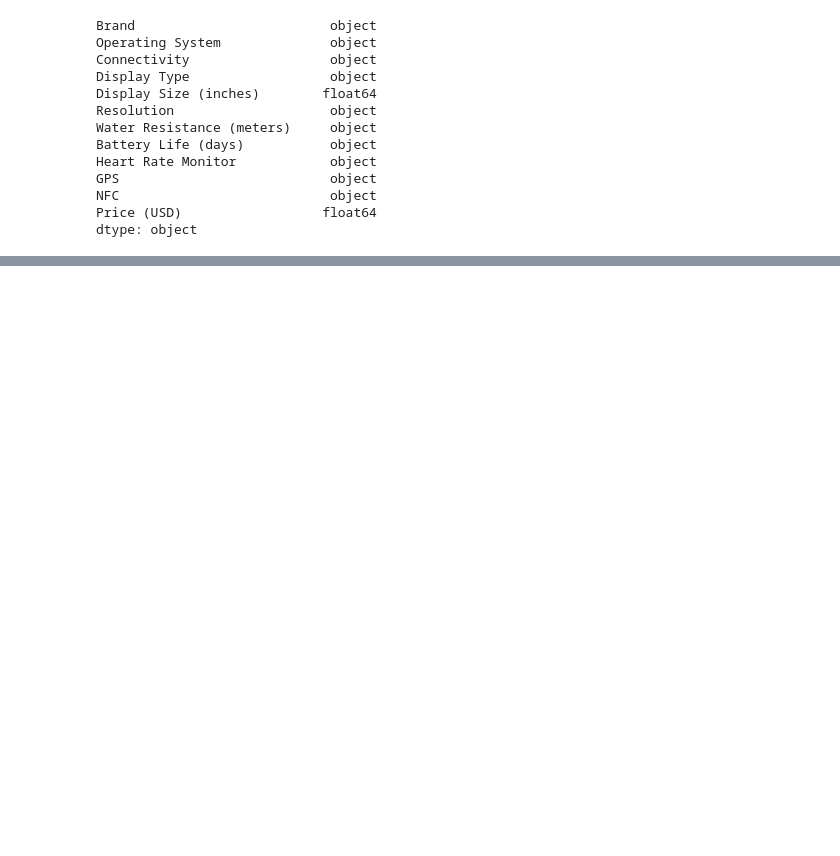
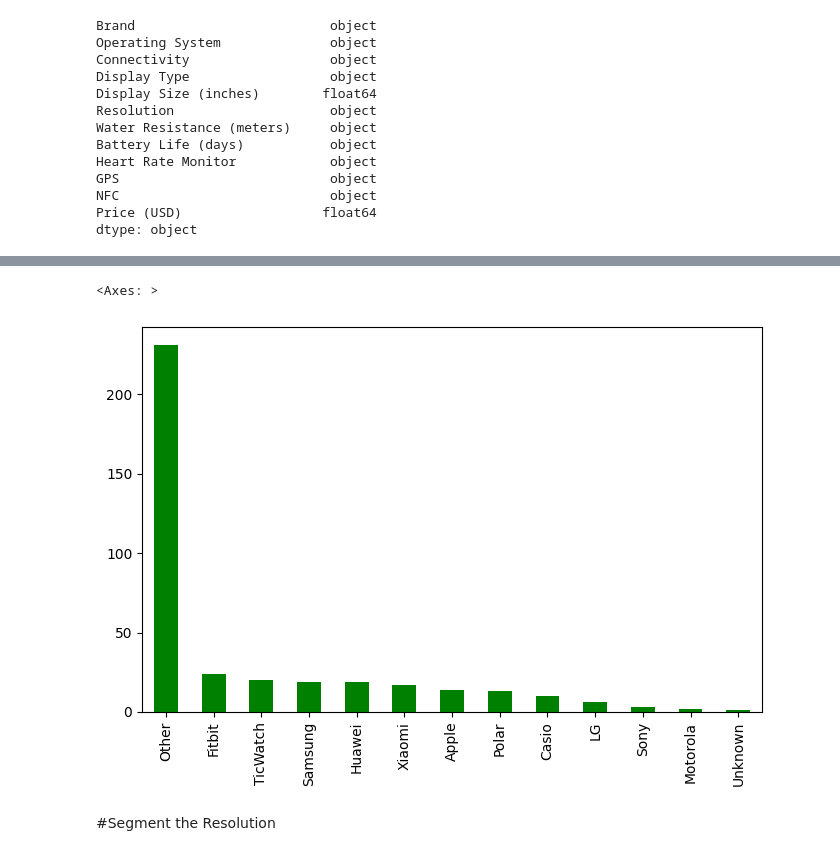
Before and after one commit to Ranjitkumarmuduli/Smart-watch-price-prediction, a Jupyter notebook: SWP_Prediction.ipynb, the cells around one changed output, grey strips where cells are left out. Cells and saved outputs as stored; diff of their text form; code cells hidden in the pictures; blank space fills up the shorter version.

```diff
--- a/SWP_Prediction.ipynb
+++ b/SWP_Prediction.ipynb
@@ -162,0 +292,38 @@ dtype: object
+# %%
+def segment_brand(brand):
+    if pd.isnull(brand):
+        return 'Unknown'
+    elif 'Apple' in brand:
+        return 'Apple'
+    elif 'Samsung' in brand:
+        return 'Samsung'
+    elif 'Fitbit' in brand:
+        return 'Fitbit'
+    elif 'Huawei' in brand:
+        return 'Huawei'
+    elif 'TicWatch' in brand or 'Ticwatch' in brand:
+        return 'TicWatch'
+    elif 'Polar' in brand:
+        return 'Polar'
+    elif 'Xiaomi' in brand:
+        return 'Xiaomi'
+    elif 'LG' in brand:
+        return 'LG'
+    elif 'Casio' in brand:
+        return 'Casio'
+    elif 'Moto' in brand or 'Motorola' in brand:
+        return 'Motorola'
+    elif 'Sony' in brand:
+        return 'Sony'
+    else:
+        return 'Other'
+# %%
+df['Brand']=df['Brand'].apply(segment_brand)
+# %%
+plt.figure(figsize=(8,5))
+df['Brand'].value_counts().plot(kind='bar',color='green')
+# %% [output]
+<Axes: >
+[figure, added]
+# %% [markdown]
+#Segment the Resolution
```
Also changed, not shown: parts of 36 cells of this notebook.
